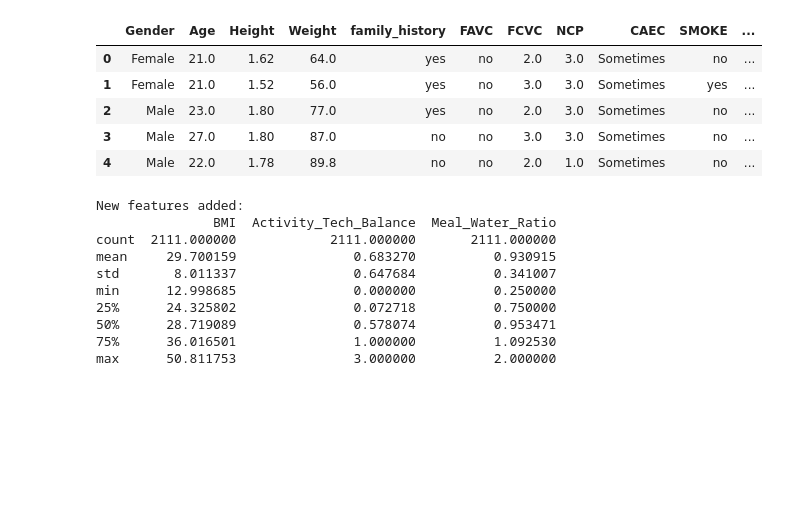
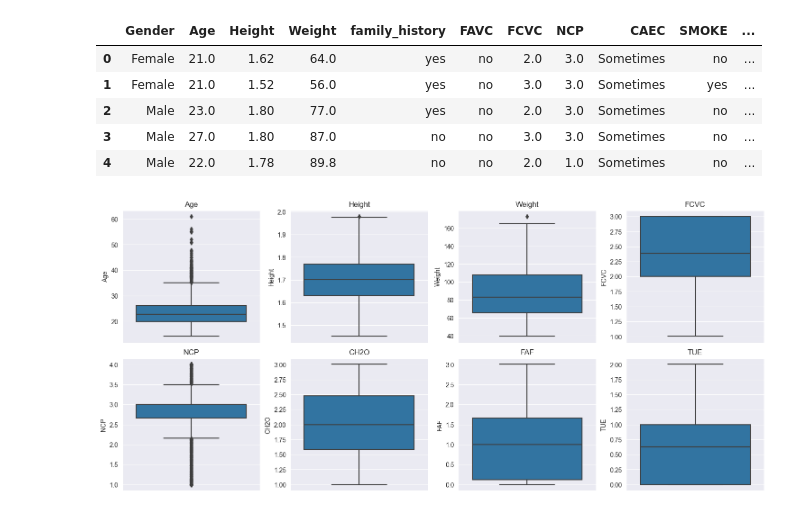
Before and after one commit to eesean/GP, a Jupyter notebook: RandomForest.ipynb, the cells around one changed output. Drawn from its saved outputs; the diff is of its cells as text; code cells hidden in the pictures; blank space fills up the shorter version.

```diff
--- a/RandomForest.ipynb
+++ b/RandomForest.ipynb
@@ -47,3 +47,15 @@ First few rows of the dataset:
 | 2 | Male | 23.0 | 1.80 | 77.0 | yes | no | 2.0 | 3.0 | Sometimes | no | ... |
 | 3 | Male | 27.0 | 1.80 | 87.0 | no | no | 3.0 | 3.0 | Sometimes | no | ... |
 | 4 | Male | 22.0 | 1.78 | 89.8 | no | no | 2.0 | 1.0 | Sometimes | no | ... |
+# %%
+# Check outliers in numerical features
+numerical_features = df.select_dtypes(include=['float64', 'int64']).columns
+plt.figure(figsize=(15, 10))
+for i, feature in enumerate(numerical_features):
+    plt.subplot(3, 4, i + 1)
+    sns.boxplot(data=df, y=feature)
+    plt.title(feature)
+plt.tight_layout()
+plt.show()
+# %% [output]
+[figure, added]
@@ -50,10 +74,6 @@ First few rows of the dataset:
 # %%
 # Create BMI feature
 df['BMI'] = df['Weight'] / (df['Height'] ** 2)
-
-# Create interaction features
-df['Activity_Tech_Balance'] = df['FAF'] / (df['TUE'] + 1)  # Add 1 to avoid division by zero
-df['Meal_Water_Ratio'] = df['NCP'] / (df['CH2O'] + 1)
 
 # Encode categorical variables
 le = LabelEncoder()
@@ -61,21 +81,6 @@ categorical_columns = ['Gender', 'family_history', 'FAVC', 'CAEC', 'SMOKE', 'SCC
 
 for column in categorical_columns:
     df[column + '_encoded'] = le.fit_transform(df[column])
-
-# Display new features
-print("New features added:")
-print(df[['BMI', 'Activity_Tech_Balance', 'Meal_Water_Ratio']].describe())
-# %% [output]
-New features added:
-               BMI  Activity_Tech_Balance  Meal_Water_Ratio
-count  2111.000000            2111.000000       2111.000000
-mean     29.700159               0.683270          0.930915
-std       8.011337               0.647684          0.341007
-min      12.998685               0.000000          0.250000
-25%      24.325802               0.072718          0.750000
-50%      28.719089               0.578074          0.953471
-75%      36.016501               1.000000          1.092530
-max      50.811753               3.000000          2.000000
 # %%
 # Correlation matrix for numerical variables
 numerical_columns = df.select_dtypes(include=['float64']).columns
```
Also changed, not shown: parts of 7 cells of this notebook.
